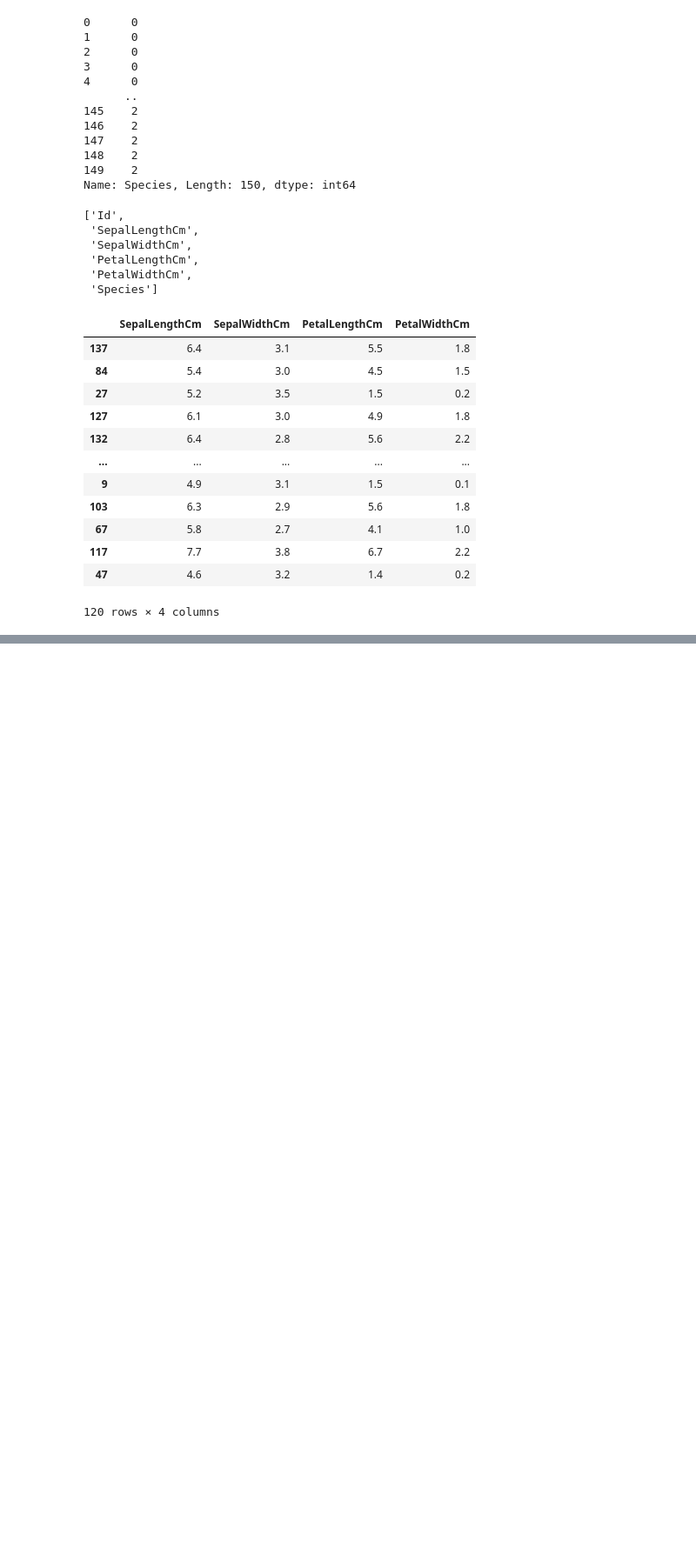
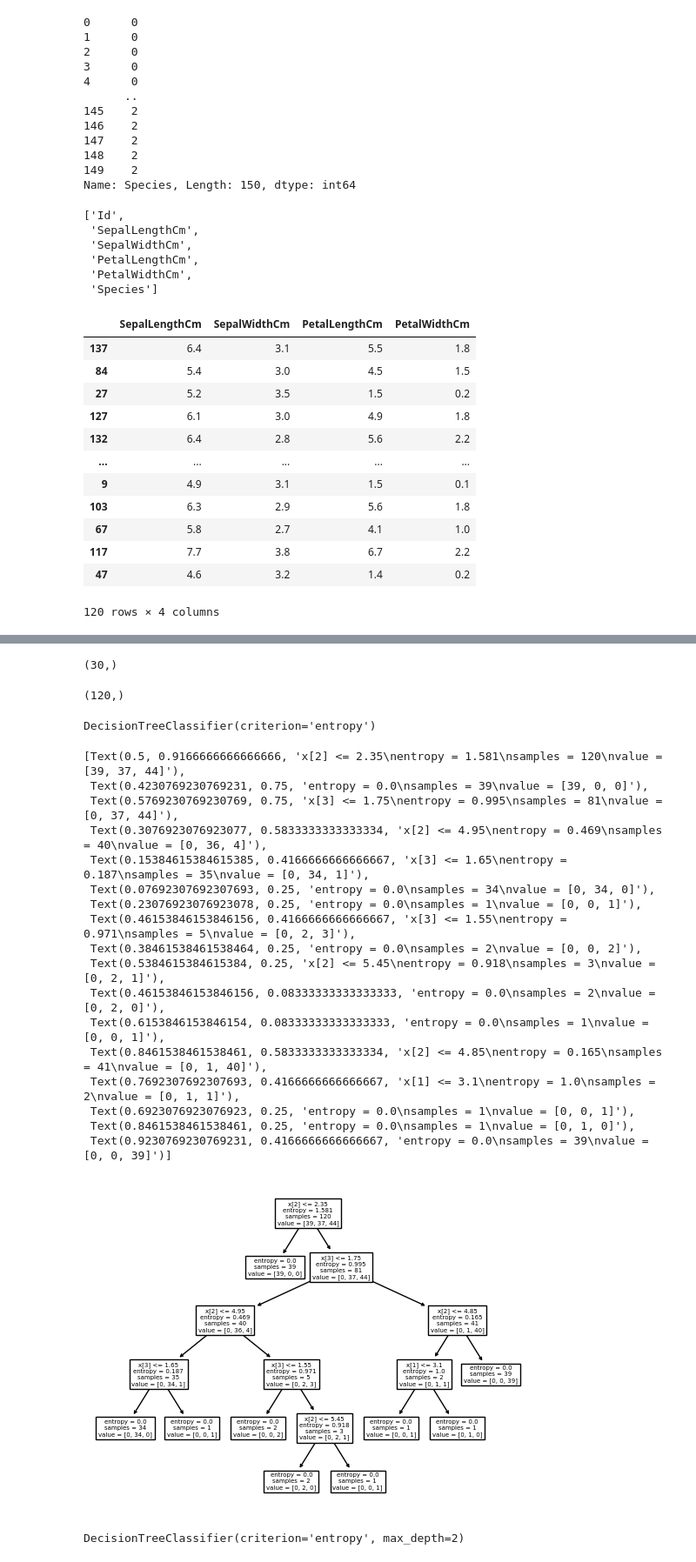
Before and after one commit to Ravindrakumarnayak/Machine_learning, a Jupyter notebook: decision_tree_practice_iris.ipynb, the cells around one changed output, grey strips where cells are left out. Shown at 87% size. Drawn from its saved outputs; the diff is of its cells as text; code cells hidden in the pictures; blank space fills up the shorter version.

```diff
--- a/decision_tree_practice_iris.ipynb
+++ b/decision_tree_practice_iris.ipynb
@@ -147,0 +185,39 @@ x_train
+# %%
+y_test.shape
+# %% [output]
+(30,)
+# %%
+y_train.shape
+# %% [output]
+(120,)
+# %%
+model= DecisionTreeClassifier(criterion="entropy")
+model.fit(x_train,y_train)
+# %% [output]
+DecisionTreeClassifier(criterion='entropy')
+# %%
+tree.plot_tree(model)
+# %% [output]
+[Text(0.5, 0.9166666666666666, 'x[2] <= 2.35\nentropy = 1.581\nsamples = 120\nvalue = [39, 37, 44]'),
+ Text(0.4230769230769231, 0.75, 'entropy = 0.0\nsamples = 39\nvalue = [39, 0, 0]'),
+ Text(0.5769230769230769, 0.75, 'x[3] <= 1.75\nentropy = 0.995\nsamples = 81\nvalue = [0, 37, 44]'),
+ Text(0.3076923076923077, 0.5833333333333334, 'x[2] <= 4.95\nentropy = 0.469\nsamples = 40\nvalue = [0, 36, 4]'),
+ Text(0.15384615384615385, 0.4166666666666667, 'x[3] <= 1.65\nentropy = 0.187\nsamples = 35\nvalue = [0, 34, 1]'),
+ Text(0.07692307692307693, 0.25, 'entropy = 0.0\nsamples = 34\nvalue = [0, 34, 0]'),
+ Text(0.23076923076923078, 0.25, 'entropy = 0.0\nsamples = 1\nvalue = [0, 0, 1]'),
+ Text(0.46153846153846156, 0.4166666666666667, 'x[3] <= 1.55\nentropy = 0.971\nsamples = 5\nvalue = [0, 2, 3]'),
+ Text(0.38461538461538464, 0.25, 'entropy = 0.0\nsamples = 2\nvalue = [0, 0, 2]'),
+ Text(0.5384615384615384, 0.25, 'x[2] <= 5.45\nentropy = 0.918\nsamples = 3\nvalue = [0, 2, 1]'),
+ Text(0.46153846153846156, 0.08333333333333333, 'entropy = 0.0\nsamples = 2\nvalue = [0, 2, 0]'),
+ Text(0.6153846153846154, 0.08333333333333333, 'entropy = 0.0\nsamples = 1\nvalue = [0, 0, 1]'),
+ Text(0.8461538461538461, 0.5833333333333334, 'x[2] <= 4.85\nentropy = 0.165\nsamples = 41\nvalue = [0, 1, 40]'),
+ Text(0.7692307692307693, 0.4166666666666667, 'x[1] <= 3.1\nentropy = 1.0\nsamples = 2\nvalue = [0, 1, 1]'),
+ Text(0.6923076923076923, 0.25, 'entropy = 0.0\nsamples = 1\nvalue = [0, 0, 1]'),
+ Text(0.8461538461538461, 0.25, 'entropy = 0.0\nsamples = 1\nvalue = [0, 1, 0]'),
+ Text(0.9230769230769231, 0.4166666666666667, 'entropy = 0.0\nsamples = 39\nvalue = [0, 0, 39]')]
+[figure, added]
+# %%
+model= DecisionTreeClassifier(criterion="entropy", max_depth=2) # hypertune with 2 level depth
+model.fit(x_train,y_train)
+# %% [output]
+DecisionTreeClassifier(criterion='entropy', max_depth=2)
```
Also changed, not shown: parts of 24 cells of this notebook.
